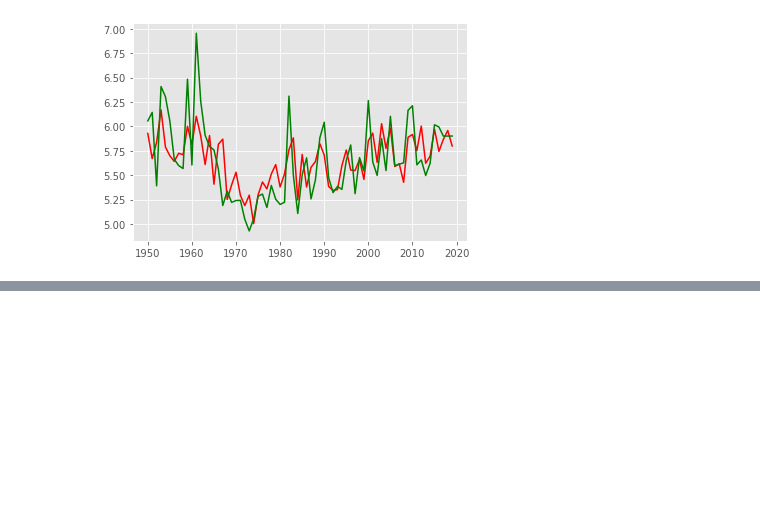
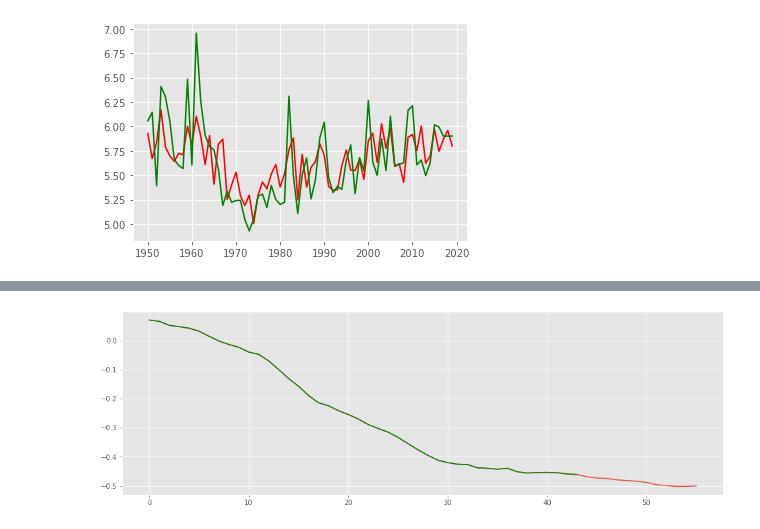
Before and after one commit to RoucherA/GrandCruClassifier, a Jupyter notebook: optimization_model.ipynb, the cells around one changed output, grey strips where cells are left out. Cells and saved outputs as stored; diff of their text form; code cells hidden in the pictures; blank space fills up the shorter version.

```diff
--- a/optimization_model.ipynb
+++ b/optimization_model.ipynb
@@ -758,3 +871,11 @@ MAE between results and real log prices:
+# %%
+plt.figure(figsize=(16,5))
+plt.plot(intercepts[11])
+
+plt.plot(last_model.init_intercept, color='green')
+plt.show()
+# %% [output]
+[figure, added]
 # %%
 plt.rcParams['figure.figsize']= [15, 12]
 
```
Also changed, not shown: parts of 13 cells of this notebook, 2 other files.
